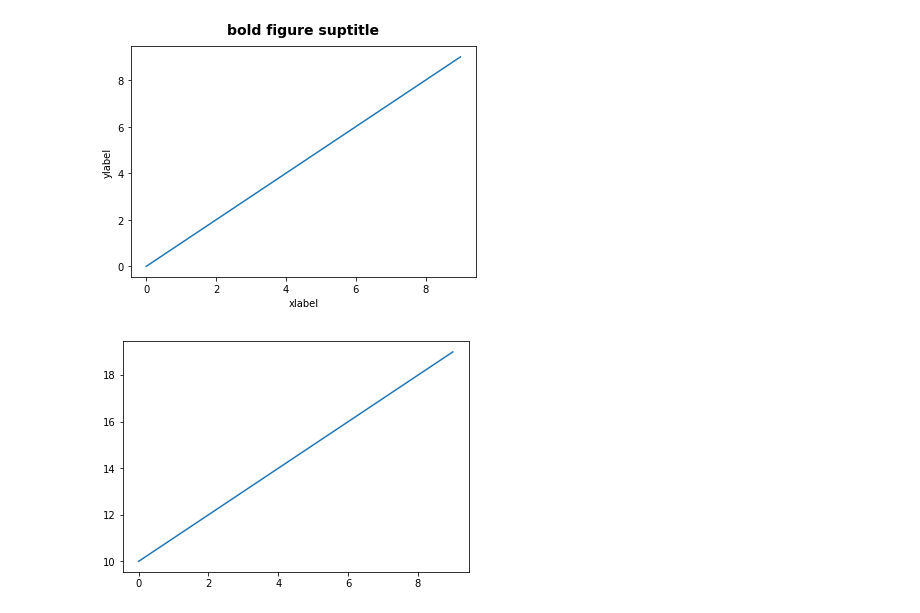
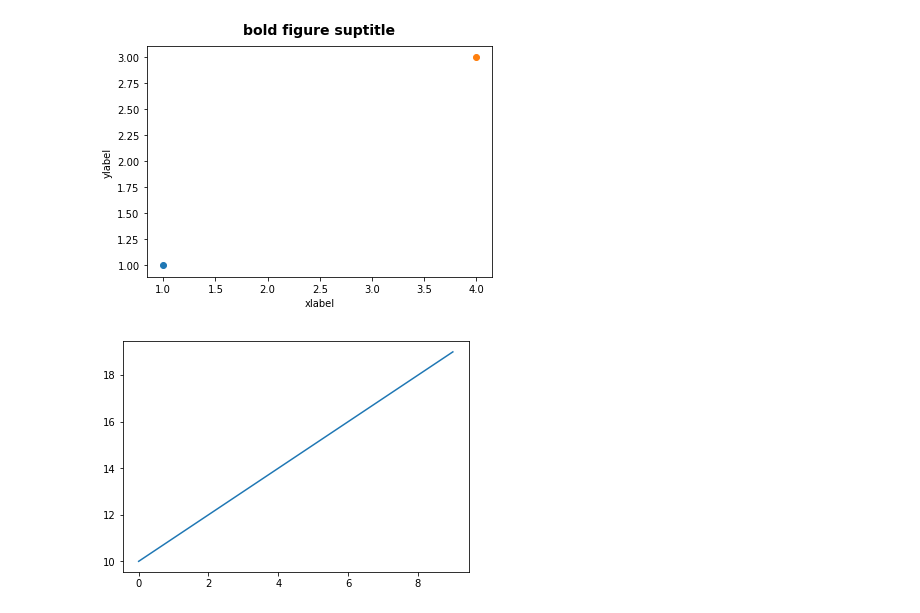
Before and after one commit to NguyenDa18/MachineLearning_HW1, a Jupyter notebook: Matplot.ipynb, the cells around one changed output. Cells and saved outputs as stored; diff of their text form; code cells hidden in the pictures.

```diff
--- a/Matplot.ipynb
+++ b/Matplot.ipynb
@@ -1,17 +1,20 @@
 # %%
 import matplotlib.pyplot as plt
 f1 = plt.figure()
 f1.suptitle('bold figure suptitle', fontsize=14, fontweight='bold')
+
+
 f2 = plt.figure()
 
 ax1 = f1.add_axes([0.1,0.1,0.8,0.8])
 ax1.set_xlabel('xlabel')
 ax1.set_ylabel('ylabel')
-ax1.plot(range(0,10))
+ax1.scatter(1,1)
+ax1.scatter(4,3)
 
 ax2 = f2.add_axes([0.1,0.1,0.8,0.8])
 ax2.plot(range(10,20))
 plt.show()
 # %% [output]
-[figure, old version]
+[figure, new version]
 [figure]
```
Also changed, not shown: 3 other files.
